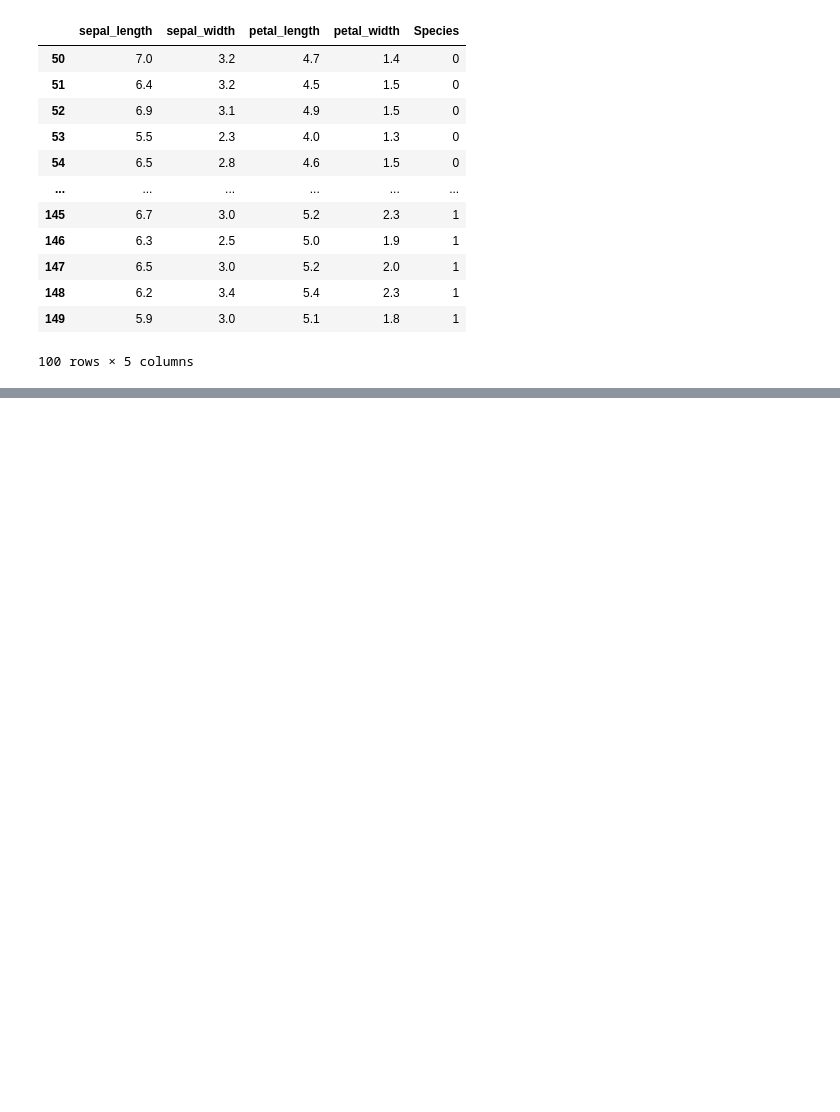
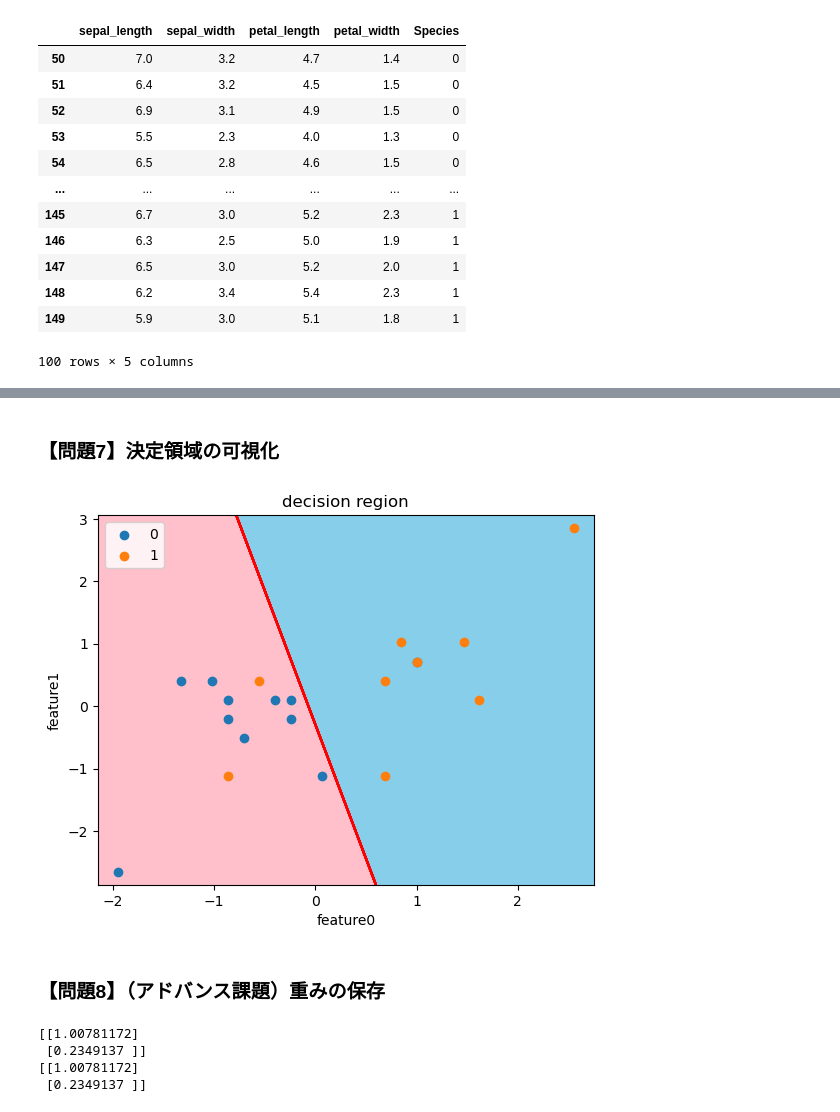
Before and after one commit to nts2022/logistic, a Jupyter notebook: logistic.ipynb, the cells around one changed output, grey strips where cells are left out. Drawn from its saved outputs; the diff is of its cells as text; code cells hidden in the pictures; blank space fills up the shorter version.

```diff
--- a/logistic.ipynb
+++ b/logistic.ipynb
@@ -237,0 +290,14 @@ loss: 0.22201986490808953
+# %%
+from sklearn.linear_model import LogisticRegression
+sklr = LogisticRegression(penalty="l2", C=10)
+sklr.fit(X_train_norm, y_train)
+y_pred = sklr.predict(X_valid_norm)
+# 指標値を計算
+print("Accuracy", sklearn.metrics.accuracy_score(y_valid, y_pred))
+print("Precision", sklearn.metrics.precision_score(y_valid, y_pred))
+print("Recall", sklearn.metrics.recall_score(y_valid, y_pred))
+print("F1-Score", sklearn.metrics.f1_score(y_valid, y_pred))
+print(sklearn.metrics.confusion_matrix(y_valid, y_pred))
+# 結果も確認
+print(list(y_valid))
+print(list(y_pred))
@@ -237,0 +313,48 @@ loss: 0.22201986490808953
+# %% [markdown]
+### 【問題7】決定領域の可視化
+# %%
+# 可視化のために2変数で学習し直す
+X_train2 = X_train[:, 0:2]
+X_valid2 = X_valid[:, 0:2]
+scaler = StandardScaler()
+scaler.fit(X_train2)
+X_train_norm2 = scaler.transform(X_train2)
+X_valid_norm2 = scaler.transform(X_valid2)
+logistic = ScratchLogisticRegression(300, lr=0.1, no_bias=False, verbose=False, lm=0.1)
+logistic.fit(X_train_norm2, y_train, X_valid_norm2, y_valid)
+
+# 可視化
+from matplotlib.colors import ListedColormap
+def decision_region(X, y, slr):
+    mesh_f0, mesh_f1  = np.meshgrid(
+        np.arange(np.min(X[:,0]) - 0.2, np.max(X[:,0]) + 0.2, 0.002),
+        np.arange(np.min(X[:,1]) - 0.2, np.max(X[:,1]) + 0.2, 0.002)
+    )
+    mesh = np.c_[np.ravel(mesh_f0), np.ravel(mesh_f1)]
+    y_pred = slr.predict(mesh).reshape(mesh_f0.shape)
+    plt.title('decision region')
+    plt.xlabel('feature0')
+    plt.ylabel('feature1')
+    plt.contourf(mesh_f0, mesh_f1, y_pred,cmap=ListedColormap(['pink', 'skyblue']))
+    plt.contour(mesh_f0, mesh_f1, y_pred,colors='red')
+    plt.scatter(X[y==0][:, 0], X[y==0][:, 1],label='0')
+    plt.scatter(X[y==1][:, 0], X[y==1][:, 1],label='1')
+    plt.legend()
+    plt.show()
+decision_region(X_valid_norm2, y_valid, logistic)
+# %% [output]
+[figure, added]
+# %% [markdown]
+### 【問題8】（アドバンス課題）重みの保存
+# %%
+# pikcle でモデルを保存する（作成した保存用メソッドを使う）
+logistic.save("model.pkl")
+print(logistic.coef_)
+# 読み込み
+l = ScratchLogisticRegression.load("model.pkl")
+print(l.coef_)
+# %% [output]
+[[1.00781172]
+ [0.2349137 ]]
+[[1.00781172]
+ [0.2349137 ]]
```
Also changed, not shown: parts of 9 cells of this notebook.
